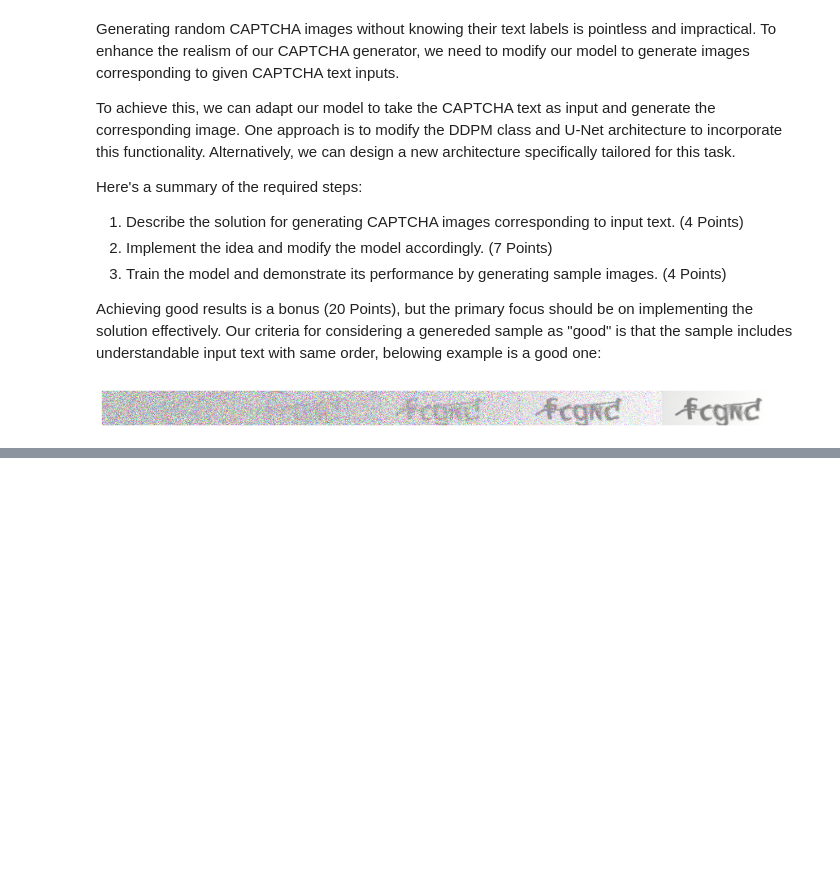
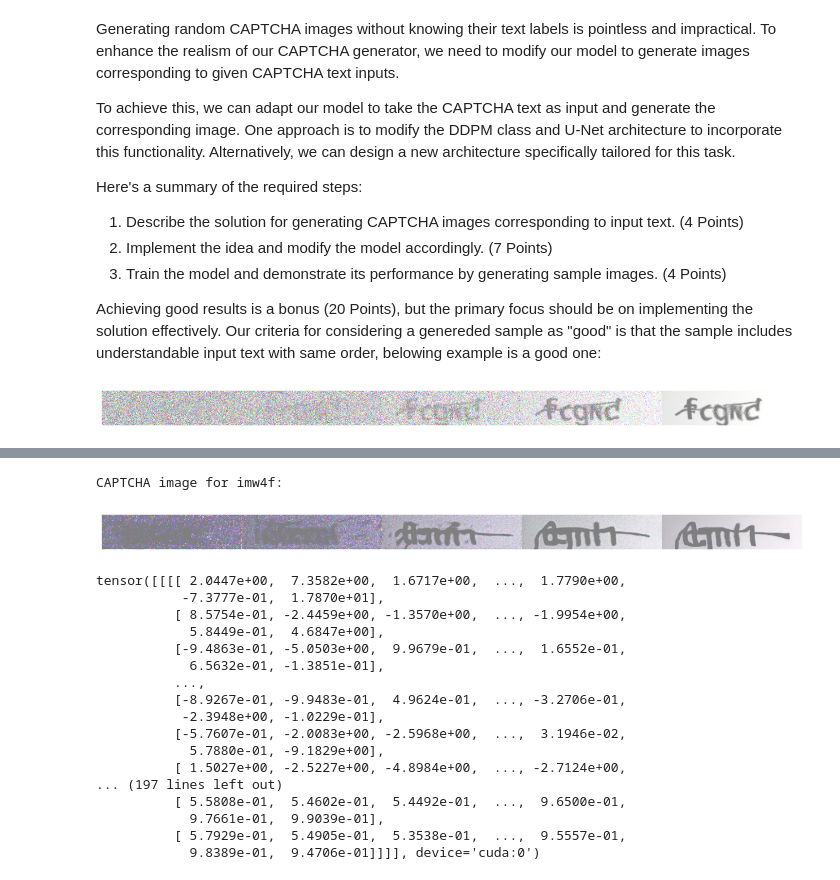
Before and after one commit to MehdiJmlkh/Deep-Learning-Course-Homeworks-S2024, a Jupyter notebook: HW4/DDPM.ipynb, the cells around one changed output, grey strips where cells are left out. Saved outputs shown, nothing was run; the diff lists cells and outputs as text; code cells hidden in the pictures; blank space fills up the shorter version.

```diff
--- a/HW4/DDPM.ipynb
+++ b/HW4/DDPM.ipynb
@@ -1490,3 +1514,26 @@ ctx_history = cddpm.train(dataloader, EPOCHS)
+# %%
+sample_text = cddpm.network.tokenizer.randn(5)
+cddpm.sample(5, sample_text, plot=True)
+# %% [output]
+CAPTCHA image for imw4f:
+[figure, added]
+tensor([[[[ 2.0447e+00,  7.3582e+00,  1.6717e+00,  ...,  1.7790e+00,
+           -7.3777e-01,  1.7870e+01],
+          [ 8.5754e-01, -2.4459e+00, -1.3570e+00,  ..., -1.9954e+00,
+            5.8449e-01,  4.6847e+00],
+          [-9.4863e-01, -5.0503e+00,  9.9679e-01,  ...,  1.6552e-01,
+            6.5632e-01, -1.3851e-01],
+          ...,
+          [-8.9267e-01, -9.9483e-01,  4.9624e-01,  ..., -3.2706e-01,
+           -2.3948e+00, -1.0229e-01],
+          [-5.7607e-01, -2.0083e+00, -2.5968e+00,  ...,  3.1946e-02,
+            5.7880e-01, -9.1829e+00],
+          [ 1.5027e+00, -2.5227e+00, -4.8984e+00,  ..., -2.7124e+00,
+... (197 lines left out)
+          [ 5.5808e-01,  5.4602e-01,  5.4492e-01,  ...,  9.6500e-01,
+            9.7661e-01,  9.9039e-01],
+          [ 5.7929e-01,  5.4905e-01,  5.3538e-01,  ...,  9.5557e-01,
+            9.8389e-01,  9.4706e-01]]]], device='cuda:0')
 # %%
 ctx_s = cddpm.sample(5, 'fcgnd')
 # %% [output]
```
Also changed, not shown: parts of 5 cells of this notebook.
